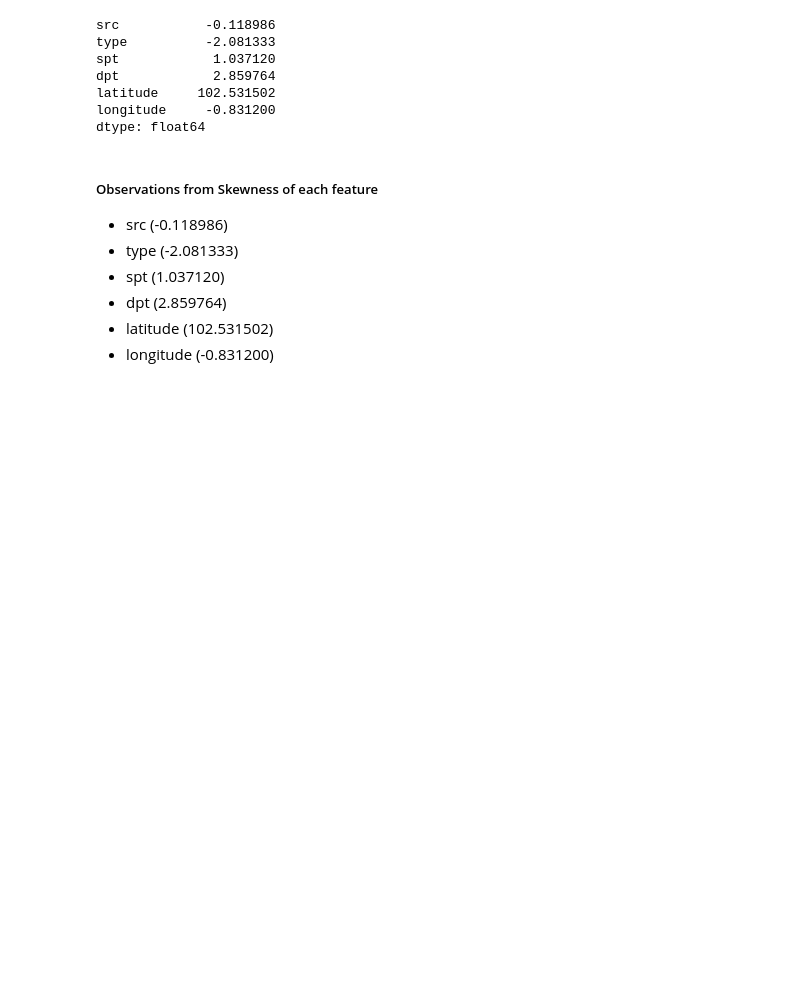
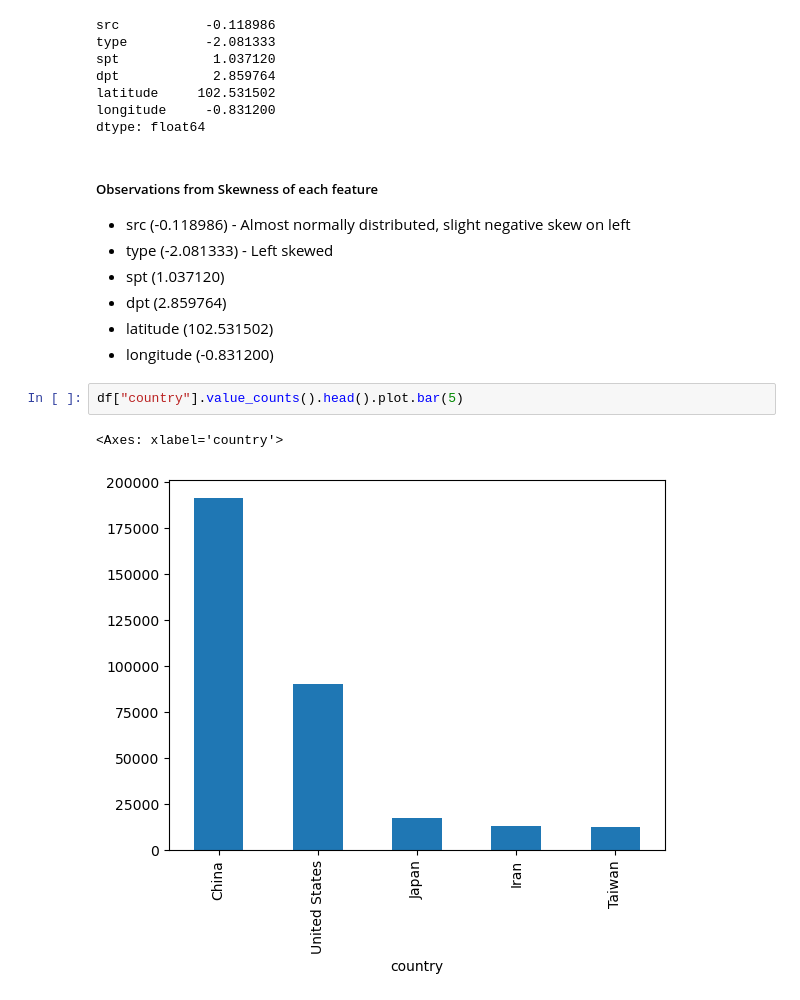
Before and after one commit to CarlosEM3/data-intrusion, a Jupyter notebook: code/CIntrusion EDA.ipynb, the cells around one changed output. Saved outputs shown, nothing was run; the diff lists cells and outputs as text; blank space fills up the shorter version.

```diff
--- a/code/CIntrusion EDA.ipynb
+++ b/code/CIntrusion EDA.ipynb
@@ -77,9 +91,14 @@ longitude     -0.831200
 dtype: float64
 # %% [markdown]
 ##### Observations from Skewness of each feature
-- src (-0.118986)
-- type (-2.081333)
+- src (-0.118986) - Almost normally distributed, slight negative skew on left
+- type (-2.081333) - Left skewed
 - spt (1.037120)
 - dpt (2.859764)
 - latitude (102.531502)
 - longitude (-0.831200)
+# %%
+df["country"].value_counts().head().plot.bar(5)
+# %% [output]
+<Axes: xlabel='country'>
+[figure, added]
```
Also changed, not shown: parts of 11 cells of this notebook.
